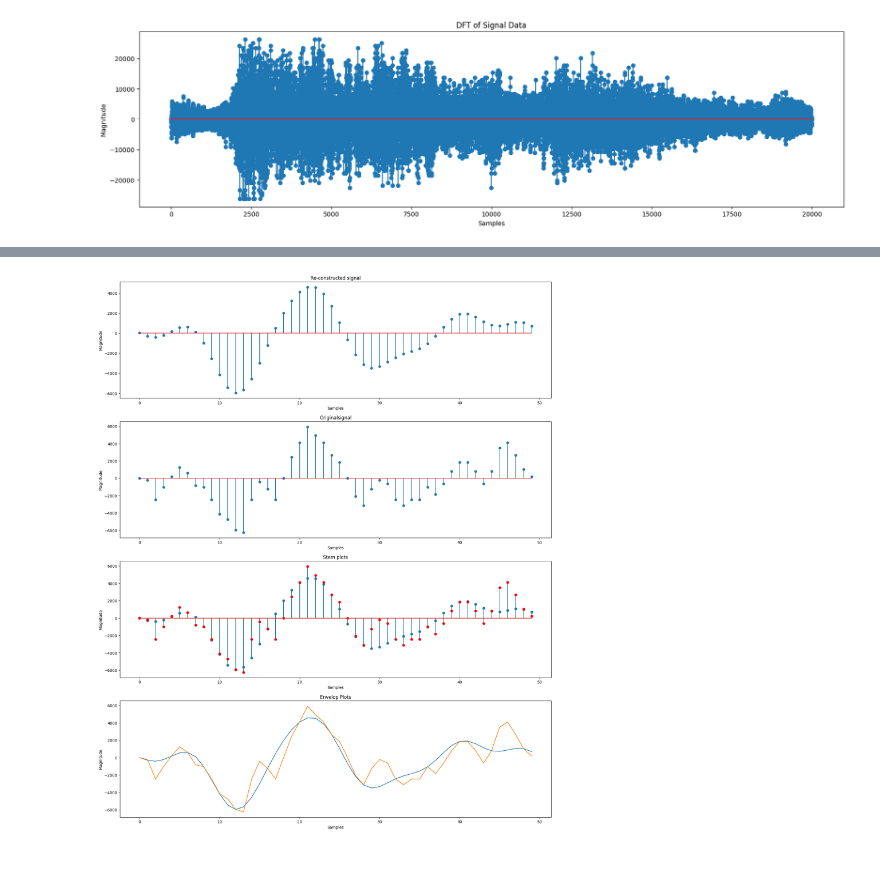
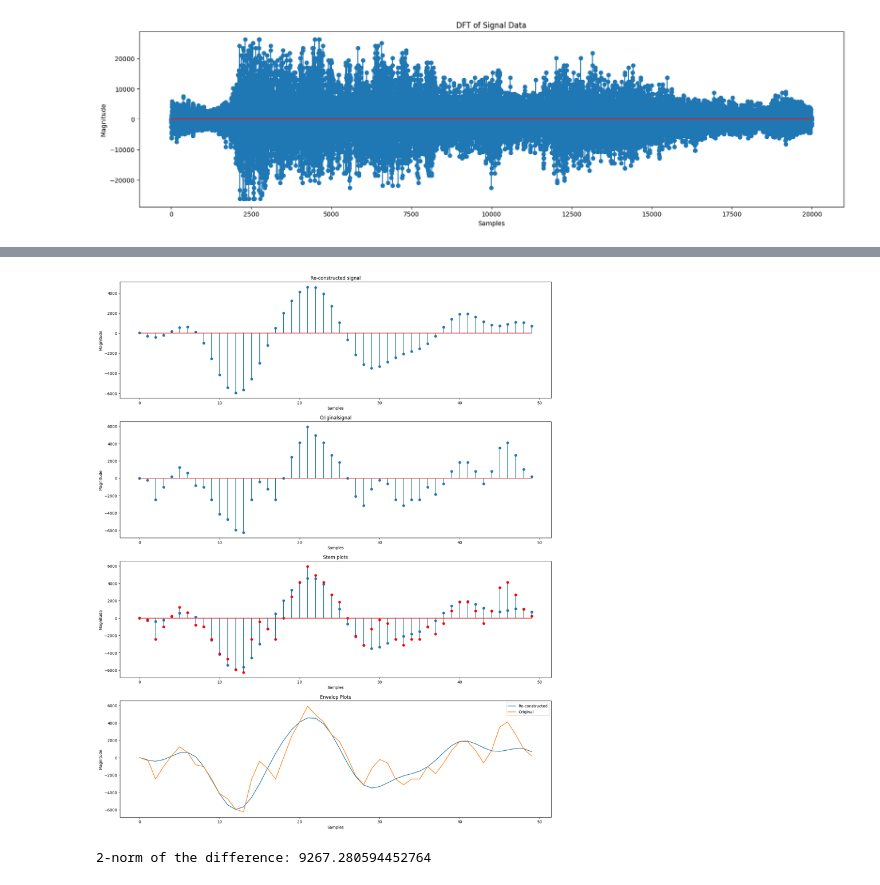
Before and after one commit to Vgr20/EN_3551_Assignment_01, a Jupyter notebook: Assignment.ipynb, the cells around one changed output, grey strips where cells are left out. Cells and saved outputs as stored; diff of their text form; code cells hidden in the pictures.

```diff
--- a/Assignment.ipynb
+++ b/Assignment.ipynb
@@ -271,30 +275,38 @@ plt.show()
 # %%
 # Visualizing the Signal3
 fig,ax = plt.subplots(4,1,figsize=(20,25))
 ax[0].stem(redefined_x_4[:50])
 ax[1].stem(y_n[:50])
 ax[2].stem(redefined_x_4[:50])
 ax[2].stem(y_n[:50],markerfmt='red')
-ax[3].plot(redefined_x_4[:50])
-ax[3].plot(y_n[:50])
+ax[3].plot(redefined_x_4[:50] , label = "Re-constructed")
+ax[3].plot(y_n[:50], label = "Original")
+
 
 ax[0].set_xlabel('Samples')
 ax[0].set_ylabel('Magnitude')
 ax[0].set_title("Re-constructed signal")
 
 ax[1].set_xlabel('Samples')
 ax[1].set_ylabel('Magnitude')
 ax[1].set_title("Originalsignal")
 
 ax[2].set_xlabel('Samples')
 ax[2].set_ylabel('Magnitude')
 ax[2].set_title("Stem plots")
 
 ax[3].set_xlabel('Samples')
 ax[3].set_ylabel('Magnitude')
 ax[3].set_title("Envelop Plots")
 ax[3].axis('on')
 
+plt.legend()
 plt.show()
 # %% [output]
-[figure, old version]
+[figure, new version]
+# %%
+difference = y_n[:50] - redefined_x_4[:50]
+norm_2 = np.linalg.norm(difference, ord=2)
+print("2-norm of the difference:", norm_2)
+# %% [output]
+2-norm of the difference: 9267.280594452764
```
Also changed, not shown: parts of 5 cells of this notebook, 23 other files.
